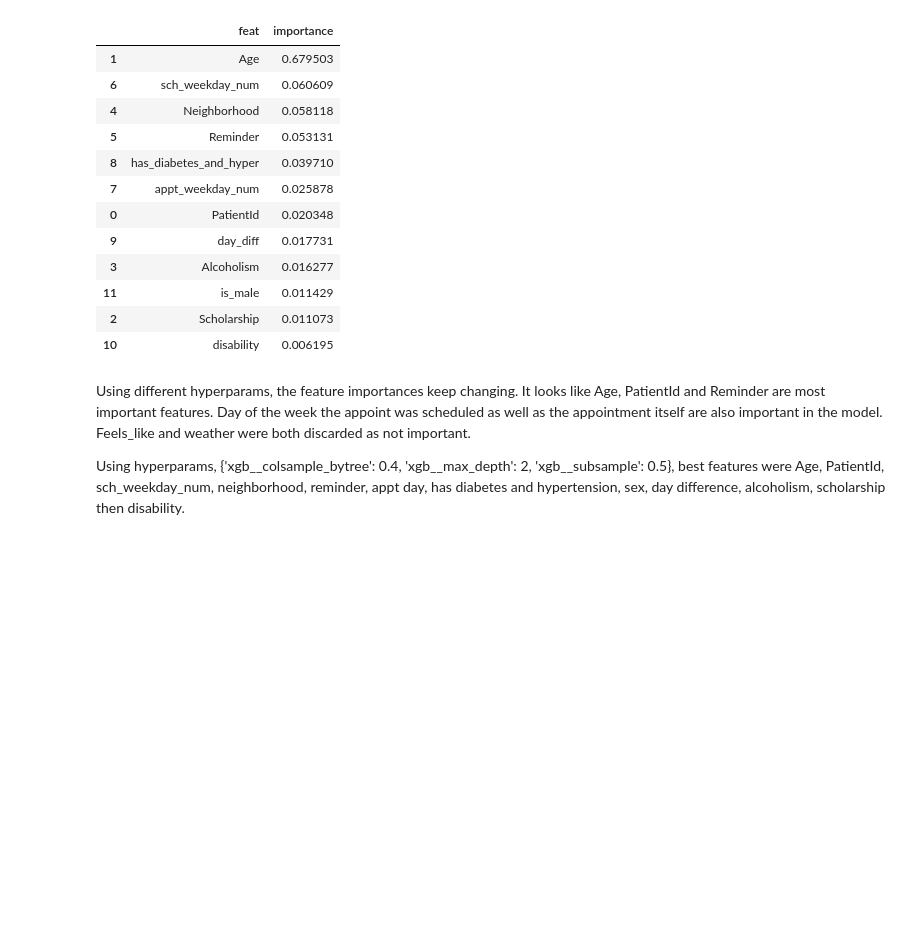
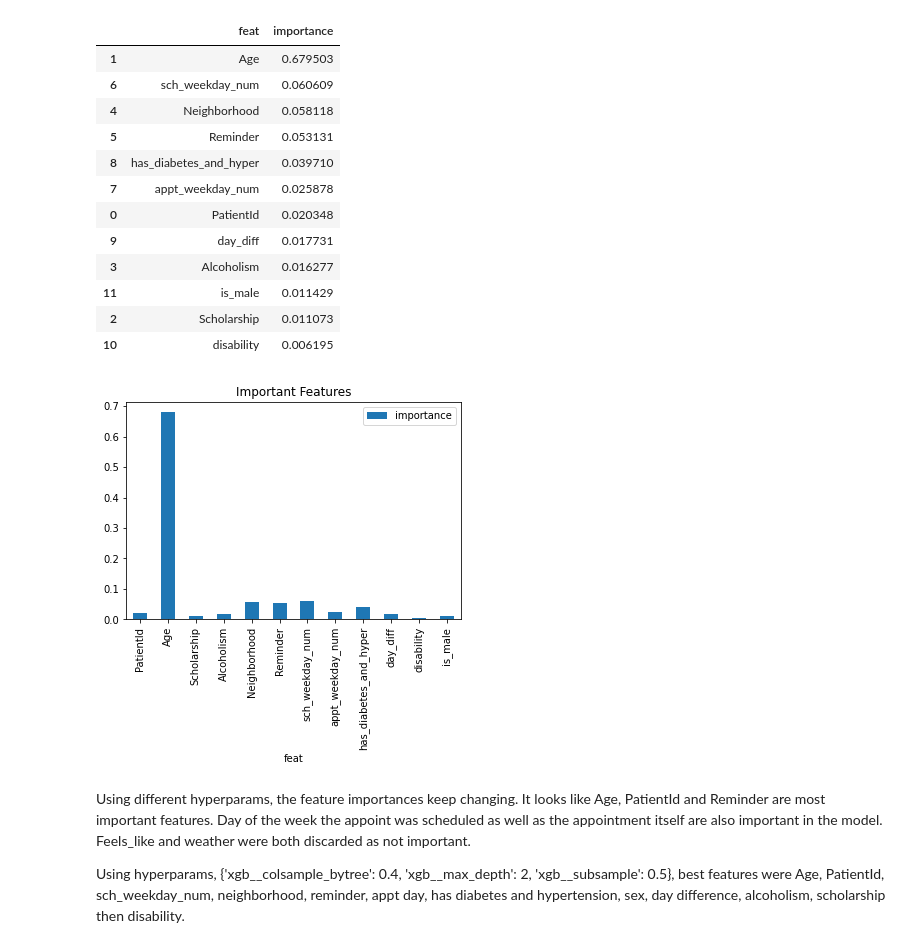
Before and after one commit to mgalaviz1/my_work, a Jupyter notebook: capstone2/predicting_no_shows.ipynb, the cells around one changed output. Saved outputs shown, nothing was run; the diff lists cells and outputs as text; code cells hidden in the pictures; blank space fills up the shorter version.

```diff
--- a/capstone2/predicting_no_shows.ipynb
+++ b/capstone2/predicting_no_shows.ipynb
@@ -1181,6 +1181,12 @@ importance_df.sort_values("importance", ascending=False)
 | 11 | is_male | 0.011429 |
 | 2 | Scholarship | 0.011073 |
 | 10 | disability | 0.006195 |
+# %%
+importance_df.plot(x='feat', y='importance', kind='bar')
+plt.title('Important Features')
+plt.show()
+# %% [output]
+[figure, added]
 # %% [markdown]
 Using different hyperparams, the feature importances keep changing. It looks like Age, PatientId and Reminder are most important features. Day of the week the appoint was scheduled as well as the appointment itself are also important in the model. Feels_like and weather were both discarded as not important.
 
```
Also changed, not shown: parts of 23 cells of this notebook, 5 other files.
